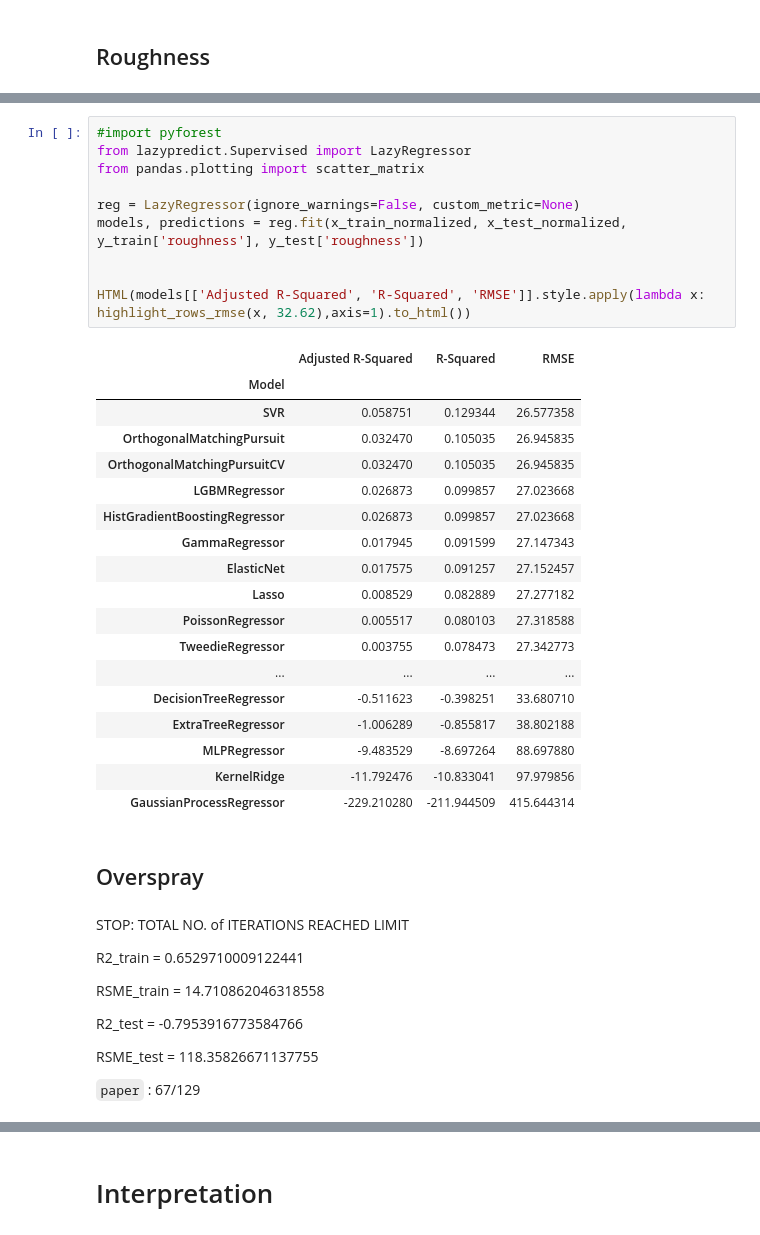
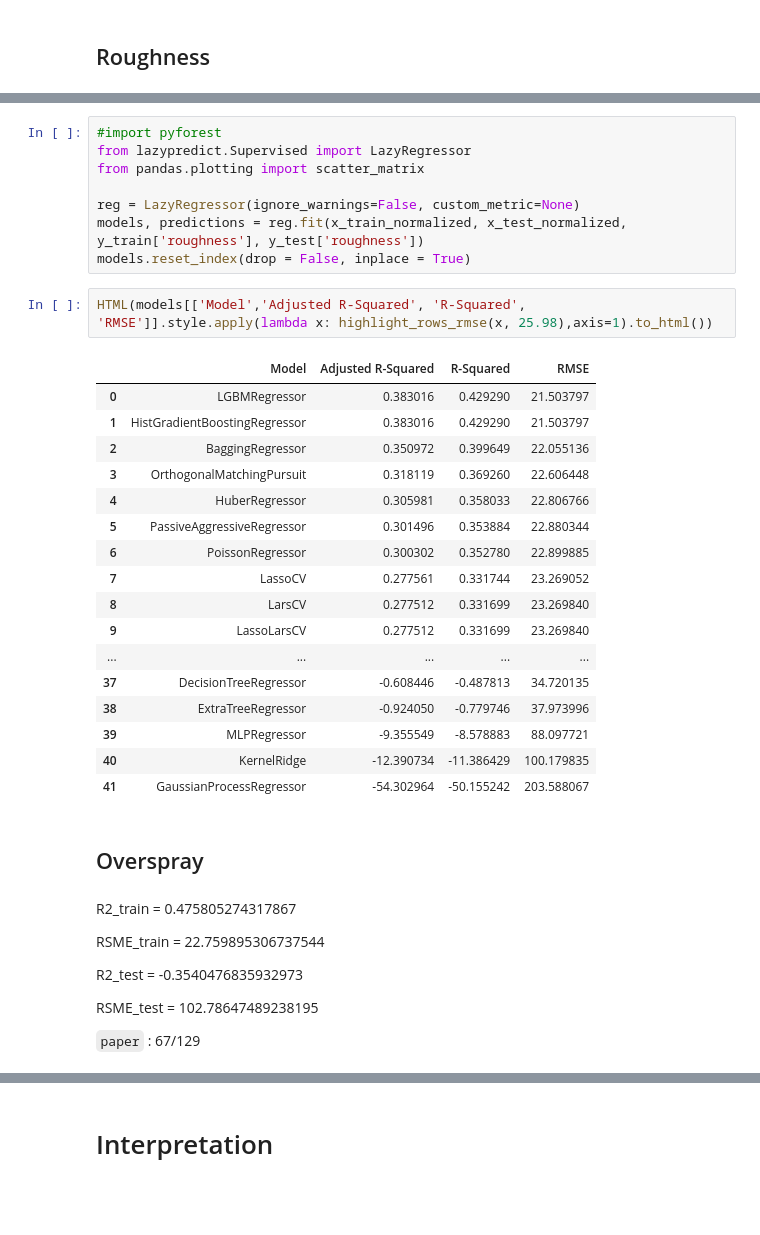
Before and after one commit to ratulalahy/process_property_linkage, a Jupyter notebook: notebooks/prediction/prediction_0.0.2.ipynb, the cells around one changed output, grey strips where cells are left out. Cells and saved outputs as stored; diff of their text form; blank space fills up the shorter version.

```diff
--- a/notebooks/prediction/prediction_0.0.2.ipynb
+++ b/notebooks/prediction/prediction_0.0.2.ipynb
@@ -627,40 +633,37 @@ from pandas.plotting import scatter_matrix
 
 reg = LazyRegressor(ignore_warnings=False, custom_metric=None)
 models, predictions = reg.fit(x_train_normalized, x_test_normalized, y_train['roughness'], y_test['roughness'])
-
-
-HTML(models[['Adjusted R-Squared', 'R-Squared', 'RMSE']].style.apply(lambda x: highlight_rows_rmse(x, 32.62),axis=1).to_html())
+models.reset_index(drop = False, inplace = True)
-# %% [output]
-|  | Adjusted R-Squared | R-Squared | RMSE |
-| Model |  |  |  |
-| SVR | 0.058751 | 0.129344 | 26.577358 |
-| OrthogonalMatchingPursuit | 0.032470 | 0.105035 | 26.945835 |
-| OrthogonalMatchingPursuitCV | 0.032470 | 0.105035 | 26.945835 |
-| LGBMRegressor | 0.026873 | 0.099857 | 27.023668 |
-| HistGradientBoostingRegressor | 0.026873 | 0.099857 | 27.023668 |
-| GammaRegressor | 0.017945 | 0.091599 | 27.147343 |
-| ElasticNet | 0.017575 | 0.091257 | 27.152457 |
-| Lasso | 0.008529 | 0.082889 | 27.277182 |
-| PoissonRegressor | 0.005517 | 0.080103 | 27.318588 |
-| TweedieRegressor | 0.003755 | 0.078473 | 27.342773 |
-| ... | ... | ... | ... |
-| DecisionTreeRegressor | -0.511623 | -0.398251 | 33.680710 |
-| ExtraTreeRegressor | -1.006289 | -0.855817 | 38.802188 |
-| MLPRegressor | -9.483529 | -8.697264 | 88.697880 |
-| KernelRidge | -11.792476 | -10.833041 | 97.979856 |
-| GaussianProcessRegressor | -229.210280 | -211.944509 | 415.644314 |
+# %%
+HTML(models[['Model','Adjusted R-Squared', 'R-Squared', 'RMSE']].style.apply(lambda x: highlight_rows_rmse(x, 25.98),axis=1).to_html())
+# %% [output]
+|  | Model | Adjusted R-Squared | R-Squared | RMSE |
+| 0 | LGBMRegressor | 0.383016 | 0.429290 | 21.503797 |
+| 1 | HistGradientBoostingRegressor | 0.383016 | 0.429290 | 21.503797 |
+| 2 | BaggingRegressor | 0.350972 | 0.399649 | 22.055136 |
+| 3 | OrthogonalMatchingPursuit | 0.318119 | 0.369260 | 22.606448 |
+| 4 | HuberRegressor | 0.305981 | 0.358033 | 22.806766 |
+| 5 | PassiveAggressiveRegressor | 0.301496 | 0.353884 | 22.880344 |
+| 6 | PoissonRegressor | 0.300302 | 0.352780 | 22.899885 |
+| 7 | LassoCV | 0.277561 | 0.331744 | 23.269052 |
+| 8 | LarsCV | 0.277512 | 0.331699 | 23.269840 |
+| 9 | LassoLarsCV | 0.277512 | 0.331699 | 23.269840 |
+| ... | ... | ... | ... | ... |
+| 37 | DecisionTreeRegressor | -0.608446 | -0.487813 | 34.720135 |
+| 38 | ExtraTreeRegressor | -0.924050 | -0.779746 | 37.973996 |
+| 39 | MLPRegressor | -9.355549 | -8.578883 | 88.097721 |
+| 40 | KernelRidge | -12.390734 | -11.386429 | 100.179835 |
+| 41 | GaussianProcessRegressor | -54.302964 | -50.155242 | 203.588067 |
 # %% [markdown]
 ## Overspray
 # %% [markdown]
-STOP: TOTAL NO. of ITERATIONS REACHED LIMIT
+R2_train = 0.475805274317867
 
-R2_train = 0.6529710009122441
+RSME_train =  22.759895306737544
 
-RSME_train =  14.710862046318558
+R2_test = -0.3540476835932973
 
-R2_test = -0.7953916773584766
-
-RSME_test =  118.35826671137755
+RSME_test =  102.78647489238195
 
 `paper` : 67/129
 # %%
```
Also changed, not shown: parts of 11 cells of this notebook.
